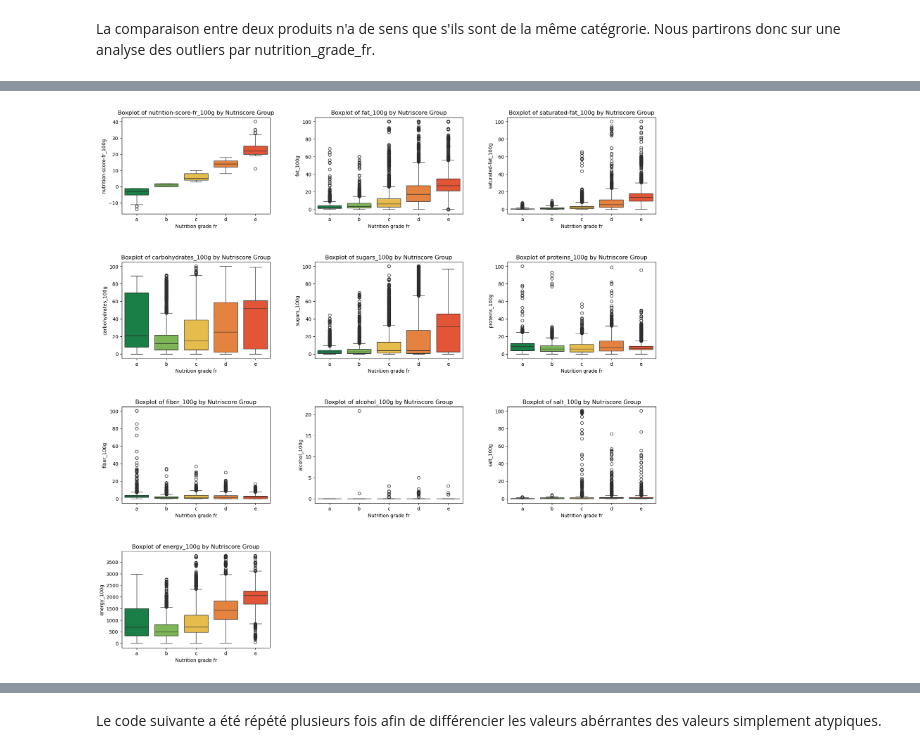
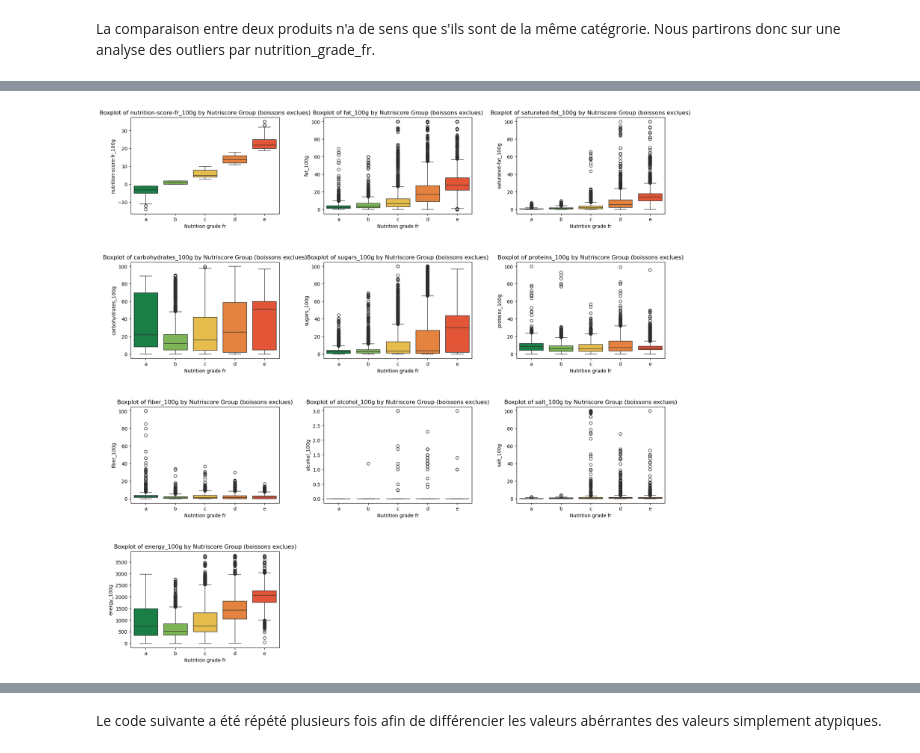
Before and after one commit to Stely-data/OC-Projet-3, a Jupyter notebook: Deveau_Estelle_1_notebook_012024.ipynb, the cells around one changed output, grey strips where cells are left out. Drawn from its saved outputs; the diff is of its cells as text; code cells hidden in the pictures.

```diff
--- a/Deveau_Estelle_1_notebook_012024.ipynb
+++ b/Deveau_Estelle_1_notebook_012024.ipynb
@@ -619,8 +674,7 @@ def validation_nutrition_score(df, seuils_nutriscore):
         lignes_incorrectes = df[(df['nutrition_grade_fr'] == groupe) &
                                 ((df['nutrition-score-fr_100g'] < min_score) |
                                  (df['nutrition-score-fr_100g'] > max_score)) &
-                                (df['pnns_groups_1'] != "beverage") &
-                                df['pnns_groups_1'].notna()]
+                                (df['pnns_groups_1'] != "beverages")]
 
         # Compter le nombre de lignes incohérentes pour chaque cas
         count_lignes_incorrectes = lignes_incorrectes.shape[0]
@@ -655,7 +709,7 @@ def validation_nutrition_score_boisson(df, seuils_nutriscore):
         lignes_incorrectes = df[(df['nutrition_grade_fr'] == groupe) &
                                 ((df['nutrition-score-fr_100g'] < min_score) |
                                  (df['nutrition-score-fr_100g'] > max_score)) &
-                                (df['pnns_groups_1'] == "beverage")]
+                                (df['pnns_groups_1'] == "beverages")]
 
         # Compter le nombre de lignes incohérentes pour chaque cas
         count_lignes_incorrectes = lignes_incorrectes.shape[0]
@@ -697,3 +749,29 @@ grade_colors = {'a': tuple([x/255. for x in (10, 142, 69)]),
                 'c': tuple([x/255. for x in (255, 199, 52)]),
                 'd': tuple([x/255. for x in (255, 125, 36)]),
                 'e': tuple([x/255. for x in (255, 66, 26)])}
+# %%
+# séparation des boissons et des autres aliments car le nutriscore n'est pas calculé de la même façon
+df_cleaned_boisson = df_cleaned[df_cleaned['pnns_groups_1'] == "beverages"].copy()
+df_cleaned_autre = df_cleaned[df_cleaned['pnns_groups_1'] != "beverages"].copy()
+# %%
+# Créer une figure avec des sous-graphiques pour chaque colonne numérique
+fig, axes = plt.subplots(nrows=4, ncols=3, figsize=(20,20))
+plt.subplots_adjust(hspace=0.5, wspace=0.3)
+
+# Parcourir chaque colonne numérique et créer un boxplot pour chaque groupe de nutriscore
+for i, col in enumerate(numerics_col):
+    row = i // 3  # ligne
+    col_num = i % 3  # colonne
+    ax = axes[row, col_num]
+    sns.boxplot(x='nutrition_grade_fr', y=col, data=df_cleaned_boisson, ax=ax, order=grade_order, hue='nutrition_grade_fr', palette=grade_colors, legend=False)
+    ax.set_xlabel('Nutrition grade fr')
+    ax.set_ylabel(col)
+    ax.set_title(f'Boxplot of {col} by Nutriscore Group pour les boissons')
+
+# Supprimer les axes vides
+for i in range(len(numerics_col), 4 * 3):
+    row = i // 3
+    col_num = i % 3
+    fig.delaxes(axes[row, col_num])
+
+plt.show()
@@ -700,27 +780,27 @@ grade_colors = {'a': tuple([x/255. for x in (10, 142, 69)]),
 # %%
 # Créer une figure avec des sous-graphiques pour chaque colonne numérique
 fig, axes = plt.subplots(nrows=4, ncols=3, figsize=(20,20))
 plt.subplots_adjust(hspace=0.5, wspace=0.3)
 
 # Parcourir chaque colonne numérique et créer un boxplot pour chaque groupe de nutriscore
 for i, col in enumerate(numerics_col):
     row = i // 3  # ligne
     col_num = i % 3  # colonne
     ax = axes[row, col_num]
-    sns.boxplot(x='nutrition_grade_fr', y=col, data=df_cleaned, ax=ax, order=grade_order, hue='nutrition_grade_fr', palette=grade_colors, legend=False)
+    sns.boxplot(x='nutrition_grade_fr', y=col, data=df_cleaned_autre, ax=ax, order=grade_order, hue='nutrition_grade_fr', palette=grade_colors, legend=False)
     ax.set_xlabel('Nutrition grade fr')
     ax.set_ylabel(col)
-    ax.set_title(f'Boxplot of {col} by Nutriscore Group')
+    ax.set_title(f'Boxplot of {col} by Nutriscore Group (boissons exclues)')
 
 # Supprimer les axes vides
 for i in range(len(numerics_col), 4 * 3):
     row = i // 3
     col_num = i % 3
     fig.delaxes(axes[row, col_num])
 
 plt.show()
 # %% [output]
-[figure, old version]
+[figure, new version]
 # %%
 def extract_outliers_selective(df, cols):
     outliers_info = {}
```
Also changed, not shown: parts of 103 cells of this notebook.
